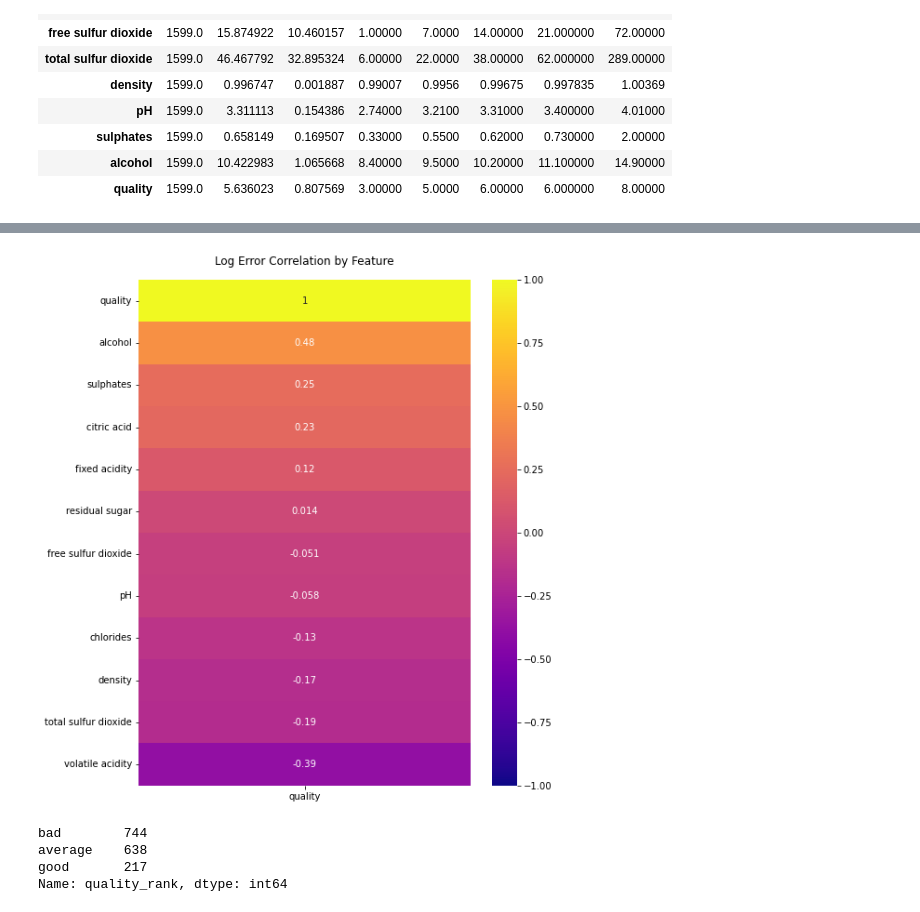
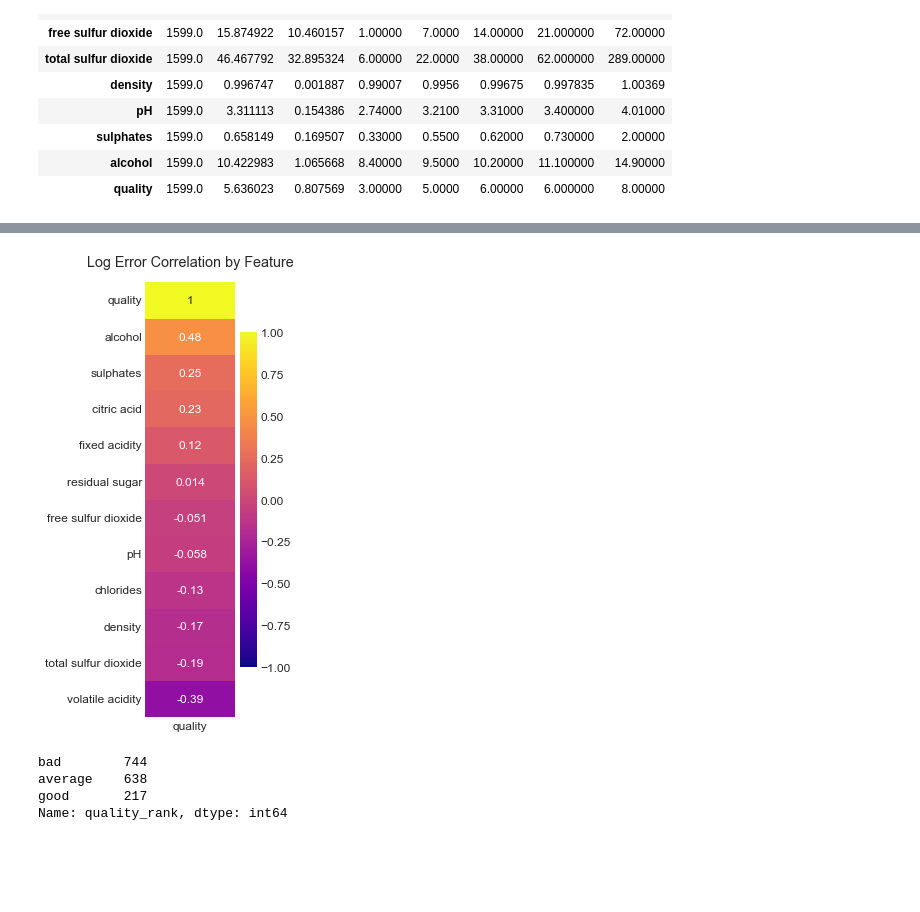
Before and after one commit to david-rodriguez-siller/personal-project, a Jupyter notebook: personal-project-wip.ipynb, the cells around one changed output, grey strips where cells are left out. Cells and saved outputs as stored; diff of their text form; code cells hidden in the pictures; blank space fills up the shorter version.

```diff
--- a/personal-project-wip.ipynb
+++ b/personal-project-wip.ipynb
@@ -18,6 +18,10 @@ from sklearn.model_selection import train_test_split
 
 import warnings
 warnings.filterwarnings('ignore')
+
+plt.rc('figure', figsize = (13, 7))
+plt.style.use('seaborn-whitegrid')
+plt.rc('font', size = 12)
 # %%
 df = pd.read_csv('winequality-red.csv')
 df.head()
@@ -77,8 +89,8 @@ for i, col in enumerate(df.columns):
 # %%
-plt.figure(figsize = (8, 10))
+plt.figure(figsize = (2, 8))
 heatmap = sns.heatmap(df.corr()[['quality']].sort_values(by = 'quality', ascending = False), annot = True, cmap = 'plasma', vmin = -1, vmax = 1 );
 heatmap.set_title('Log Error Correlation by Feature', pad=16);
 # %% [output]
-[figure, old version]
+[figure, new version]
 # %%
 df['quality_rank'] = df['quality']
```
Also changed, not shown: parts of 5 cells of this notebook.
